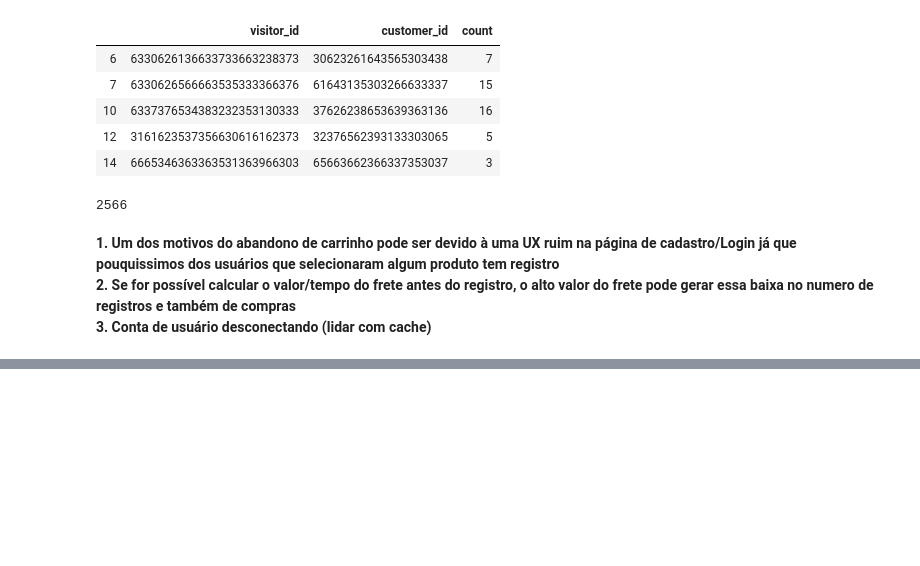
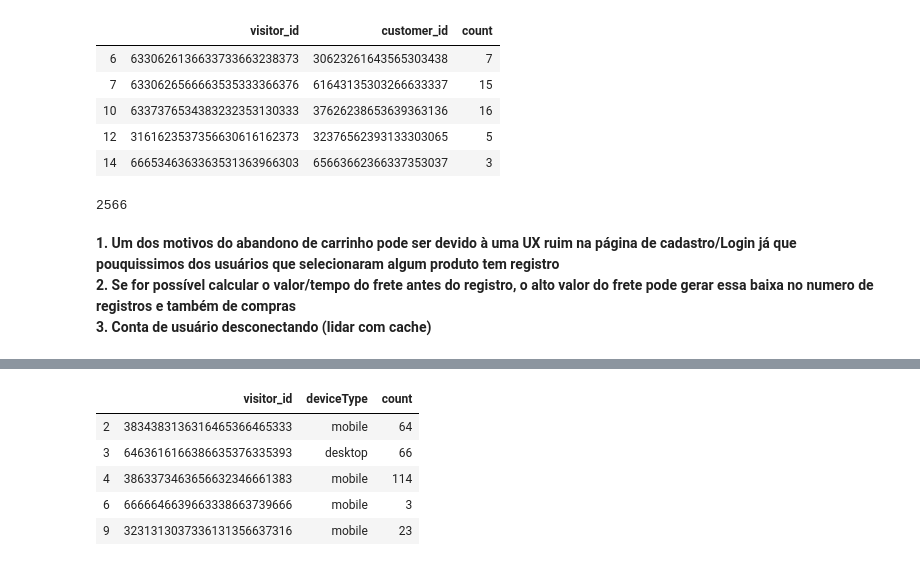
Before and after one commit to vinicvaz/Linx-DataAnalysis, a Jupyter notebook: PageViews.ipynb, the cells around one changed output, grey strips where cells are left out. Drawn from its saved outputs; the diff is of its cells as text; code cells hidden in the pictures; blank space fills up the shorter version.

```diff
--- a/PageViews.ipynb
+++ b/PageViews.ipynb
@@ -350,0 +375,11 @@ len(clients_cart)
+# %%
+## Selecionar Visitantes que abandonram carrinho
+cart_devices = id_device[id_device.visitor_id.isin(no_cart_list)]
+cart_devices.head()
+# %% [output]
+|  | visitor_id | deviceType | count |
+| 2 | 3834383136316465366465333 | mobile | 64 |
+| 3 | 6463616166386635376335393 | desktop | 66 |
+| 4 | 3863373463656632346661383 | mobile | 114 |
+| 6 | 6666646639663338663739666 | mobile | 3 |
+| 9 | 3231313037336131356637316 | mobile | 23 |
```
Also changed, not shown: parts of 22 cells of this notebook, 2 other files.
